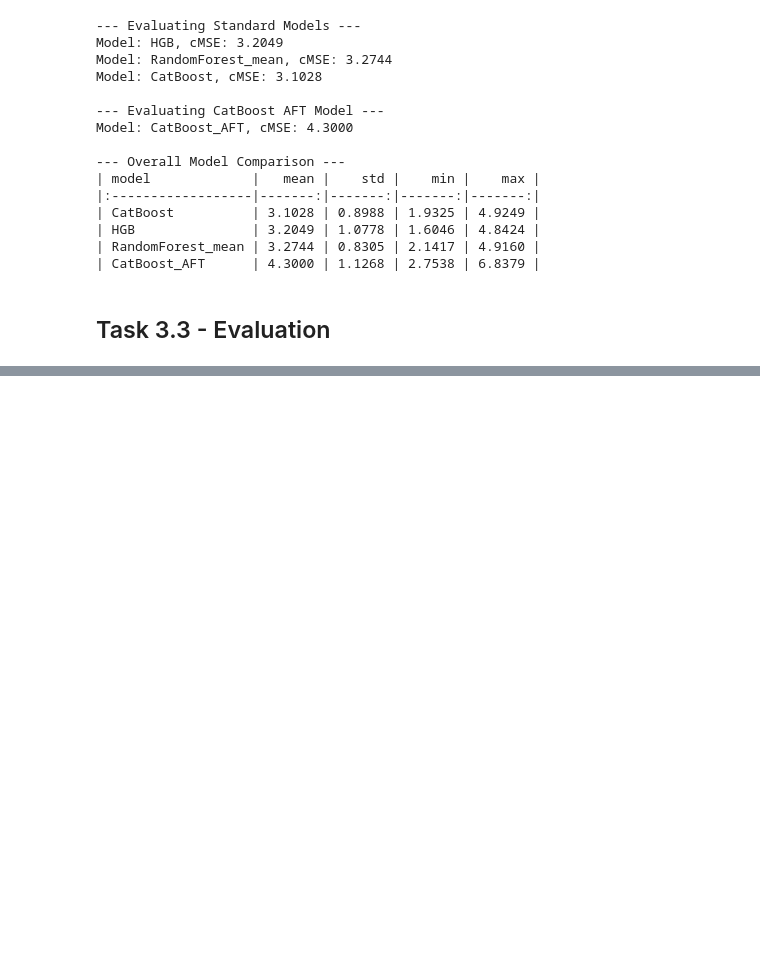
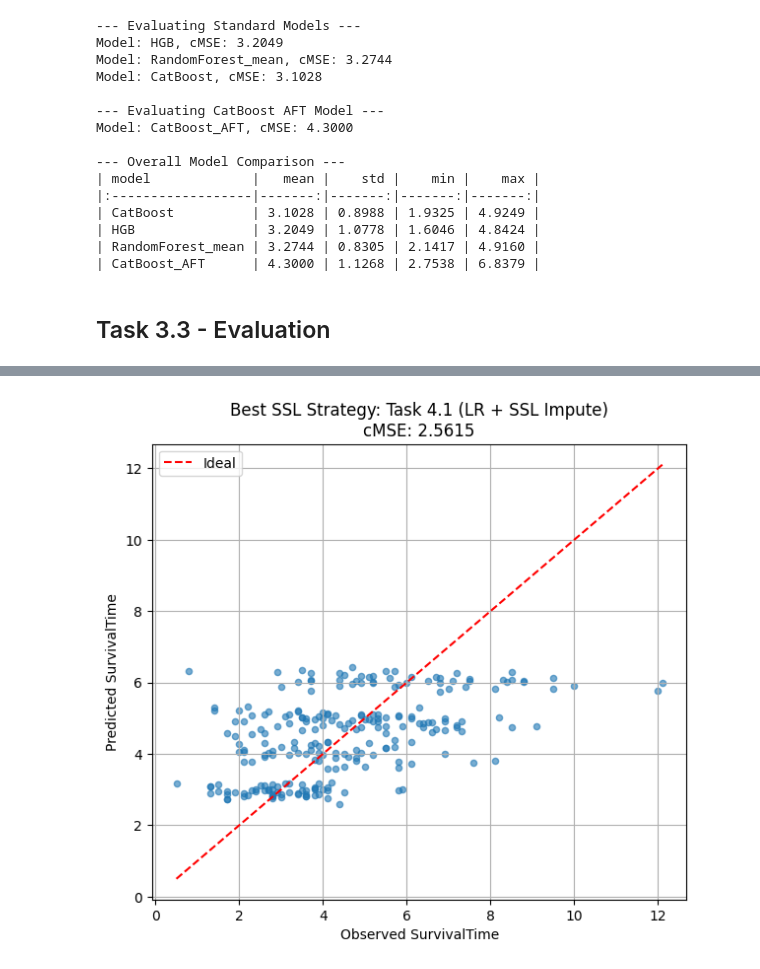
Before and after one commit to bsnabais-boop/AA_Assignment_2, a Jupyter notebook: assignment2.ipynb, the cells around one changed output, grey strips where cells are left out. Drawn from its saved outputs; the diff is of its cells as text; code cells hidden in the pictures; blank space fills up the shorter version.

Commit message:
Task 4

```diff
--- a/assignment2.ipynb
+++ b/assignment2.ipynb
@@ -933,0 +940,19 @@ Saved submission file: handle-missing-submission-02.csv
+# %%
+class FrozenTransformer(BaseEstimator, TransformerMixin):
+    def __init__(self, fitted_transformer):
+        self.fitted_transformer = fitted_transformer
+
+    def __getattr__(self, name):
+        return getattr(self.fitted_transformer, name)
+
+    def __sklearn_clone__(self):
+        return self
+
+    def fit(self, X, y=None):
+        return self
+
+    def transform(self, X, y=None):
+        return self.fitted_transformer.transform(X)
+
+    def fit_transform(self, X, y=None):
+        return self.fitted_transformer.transform(X)
@@ -933,0 +1020,73 @@ Saved submission file: handle-missing-submission-02.csv
+# %%
+print("\n--- Task 4.2: Final Evaluation & Best Model w/ SSL ---")
+
+cat_ssl = CatBoostRegressor(
+    random_state=0,
+    verbose=0,
+    iterations=300
+)
+
+scores_cat_ssl = cross_val_cmse(cat_ssl, pd.DataFrame(X_labeled_ssl_imp, columns=feature_cols), y_labeled, c_labeled, kf)
+print(f"CatBoost + SSL Imputation cMSE: {scores_cat_ssl.mean():.4f}")
+
+
+# --- Statistics Table ---
+task1_score = task1_2_cmse # From Task 1.2
+task3_score = baseline_scores.mean() # From Task 3.1
+task3_cat_score = models_df[models_df['model'] == 'CatBoost']['mean'].values[0] # From Task 3.2
+
+eval_ssl_data = {
+    'Model Strategy': [
+        'Task 1.2 (Baseline, No Impute)',
+        'Task 3.1 (LR + Supervised Impute)',
+        'Task 3.2 (CatBoost + Native Missing)',
+        'Task 4.1 (LR + SSL Impute)',
+        'Task 4.1 (LR + SSL Isomap)',
+        'Task 4.2 (CatBoost + SSL Impute)'
+    ],
+    'CV cMSE': [
+        task1_score,
+        task3_score,
+        task3_cat_score,
+        scores_ssl_lr.mean(),
+        scores_ssl_iso.mean(),
+        scores_cat_ssl.mean()
+    ]
+}
+
+df_ssl_eval = pd.DataFrame(eval_ssl_data).sort_values('CV cMSE').reset_index(drop=True)
+print("\n--- Comparative Error Statistics ---")
+print(df_ssl_eval.to_markdown(index=False, floatfmt='.4f'))
+
+# --- Select Best ---
+winner_row = df_ssl_eval.iloc[0]
+print(f"\nWinner: {winner_row['Model Strategy']} with cMSE {winner_row['CV cMSE']:.4f}")
+
+# --- y-y hat Plot  ---
+if 'Isomap' in winner_row['Model Strategy']:
+    plot_model = pipe_ssl_isomap_lr
+    plot_X = pd.DataFrame(X_labeled_ssl_imp, columns=feature_cols)
+elif 'CatBoost' in winner_row['Model Strategy'] and 'SSL' in winner_row['Model Strategy']:
+    plot_model = cat_ssl
+    plot_X = pd.DataFrame(X_labeled_ssl_imp, columns=feature_cols)
+elif 'CatBoost' in winner_row['Model Strategy']:
+    plot_model = CatBoostRegressor(random_state=0, verbose=0, cat_features=cat_features_indices, iterations=300)
+    plot_X = X_labeled
+else:
+    plot_model = pipe_ssl_lr
+    plot_X = pd.DataFrame(X_labeled_ssl_imp, columns=feature_cols)
+
+y_pred_ssl_plot = cross_val_predict(plot_model, plot_X, y_labeled, cv=kf)
+
+plt.figure(figsize=(7, 6))
+plt.scatter(y_labeled, y_pred_ssl_plot, alpha=0.6, s=20)
+max_v = max(y_labeled.max(), y_pred_ssl_plot.max())
+min_v = min(y_labeled.min(), y_pred_ssl_plot.min())
+plt.plot([min_v, max_v], [min_v, max_v], 'r--', label='Ideal')
+plt.xlabel('Observed SurvivalTime')
+plt.ylabel('Predicted SurvivalTime')
+plt.title(f"Best SSL Strategy: {winner_row['Model Strategy']}\ncMSE: {winner_row['CV cMSE']:.4f}")
+plt.legend()
+plt.grid(True)
+plt.show()
+# %% [output]
@@ -933,0 +1107 @@ Saved submission file: handle-missing-submission-02.csv
+[figure, added]
```
Also changed, not shown: parts of 14 cells of this notebook, 2 other files.
